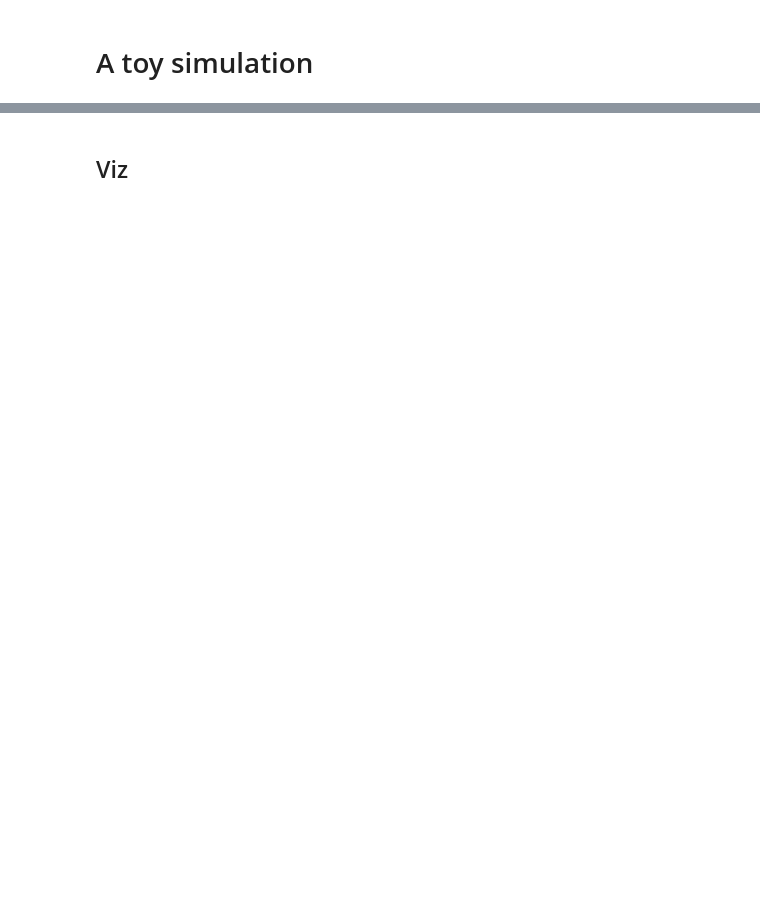
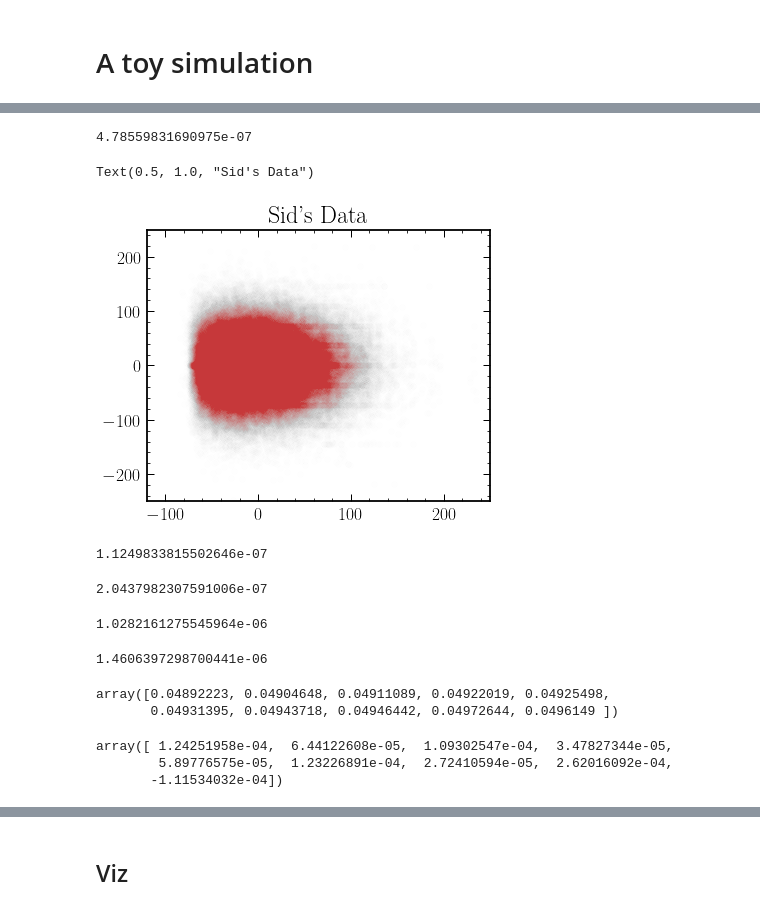
Before and after one commit to gridgway/Astrometric_TSeries_ML, a Jupyter notebook: notebooks/deep_set_lstm.ipynb, the cells around one changed output, grey strips where cells are left out. Saved outputs shown, nothing was run; the diff lists cells and outputs as text; code cells hidden in the pictures; blank space fills up the shorter version.

```diff
--- a/notebooks/deep_set_lstm.ipynb
+++ b/notebooks/deep_set_lstm.ipynb
@@ -223 +251,5 @@ ds.animation(
+# %%
+10 ** 4. * M_s * GN / (1e-6 * kpc)
+# %% [output]
+4.78559831690975e-07
 # %%
@@ -266,3 +298,31 @@ for i_sim in tqdm(range(n_sim)):
+# %%
+# x = torch.Tensor(angles)
+# y = torch.Tensor(lens_present)
+
+x = torch.Tensor(x)
+y = torch.Tensor(y)
+
+# Normalize and rotate data
+
+x = x - x[:, :, 0, :].unsqueeze(-2)  # Set first position to zero
+theta = torch.atan2(x[:, :, -1, 1], x[:, :, -1, 0]).numpy()  # Get rotation angle
+rot = np.array([
+    [np.cos(theta), -np.sin(theta)],
+    [np.sin(theta), np.cos(theta)]])  # Get rotation matrix
+rot = torch.Tensor(rearrange(rot, 'i j k l  -> k l i j'))
+x = torch.matmul(x, rot)  # Rotate (CHECK)
+
+# Standardize input data by Z-scoring
+x = (x - x.mean(0).mean(0)) / x.std(0).std(0)
+x[:, :, 0, :] = 0.
+# %%
+plt.figure()
+plt.axis([-120,250, -250, 250])
+plt.scatter(x[:,:,:,0].flatten(), x[:,:,:,1].flatten(), alpha=.002)
+plt.title('Sid\'s Data', fontsize=24)
+# %% [output]
+Text(0.5, 1.0, "Sid's Data")
+[figure, added]
 # %%
 # Add some measurement errors
 
@@ -270,3 +330,11 @@ error_mu = 1e-5
 
 x_err = np.random.normal(loc=0, scale=error_mu, size=(x.shape))
 x += x_err
+# %%
+lt.v_esc / 5
+# %% [output]
+1.1249833815502646e-07
+# %%
+200 * Kmps * Year / kpc
+# %% [output]
+2.0437982307591006e-07
@@ -272,0 +343,23 @@ x += x_err
+# %%
+%autoreload
+s1 = sources[20]
+s2 = s1.copy()
+s2.time_evolve(25)
+lt.norm(obs.observe(s2) - obs.observe(s1))
+# %% [output]
+1.0282161275545964e-06
+# %%
+lt.norm(s1.v)/lt.norm(s1.x)*25
+# %% [output]
+1.4606397298700441e-06
+# %%
+x[0,0,:,0]
+# %% [output]
+array([0.04892223, 0.04904648, 0.04911089, 0.04922019, 0.04925498,
+       0.04931395, 0.04943718, 0.04946442, 0.04972644, 0.0496149 ])
+# %%
+np.diff(x[0,0,:,0])
+# %% [output]
+array([ 1.24251958e-04,  6.44122608e-05,  1.09302547e-04,  3.47827344e-05,
+        5.89776575e-05,  1.23226891e-04,  2.72410594e-05,  2.62016092e-04,
+       -1.11534032e-04])
```
Also changed, not shown: parts of 69 cells of this notebook, 3 other files.
